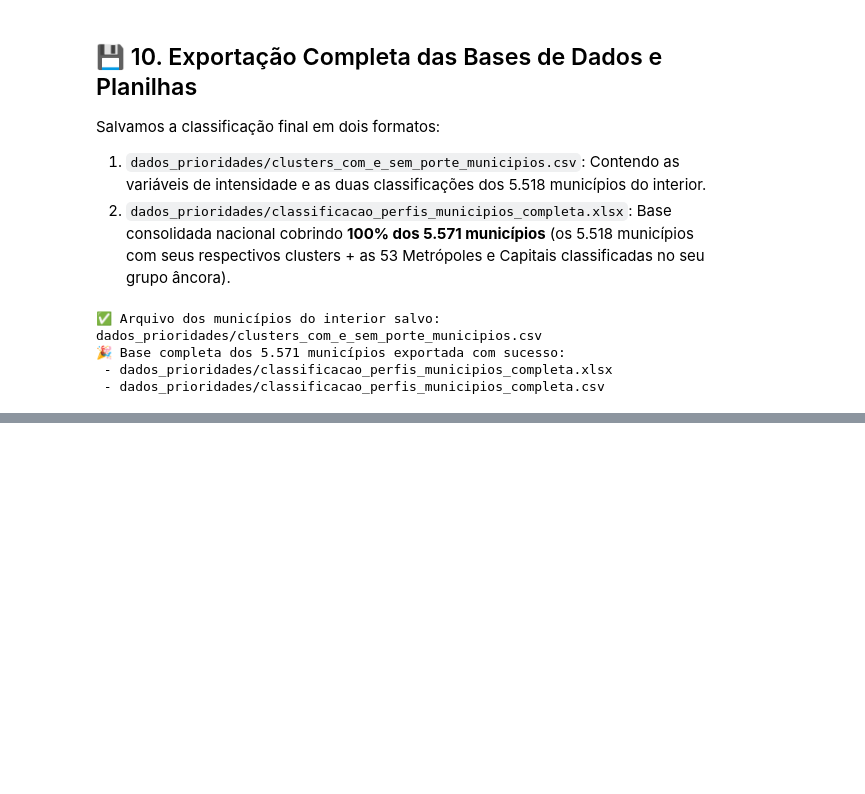
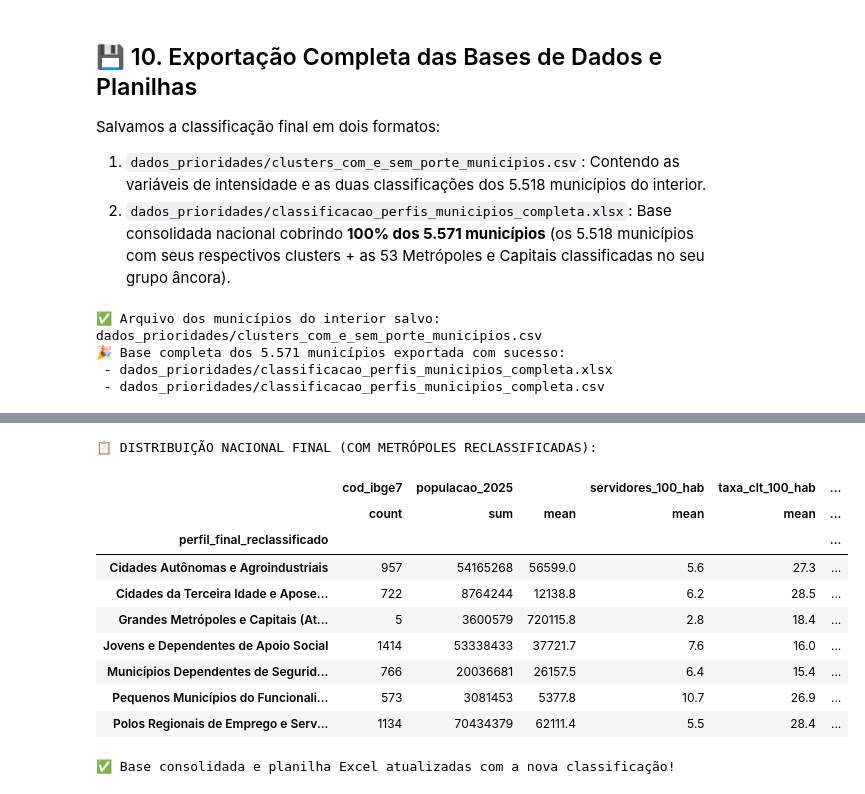
Before and after one commit to hianaracamilla/trad_x_municipio, a Jupyter notebook: analise_clusters_perfis_municipios.ipynb, the cells around one changed output, grey strips where cells are left out. Drawn from its saved outputs; the diff is of its cells as text; code cells hidden in the pictures; blank space fills up the shorter version.

```diff
--- a/analise_clusters_perfis_municipios.ipynb
+++ b/analise_clusters_perfis_municipios.ipynb
@@ -545,0 +605,40 @@ print(f" - {out_csv_completo}")
+# %%
+# Incorporação da Reclassificação na Base Consolidada de 5.571 Municípios
+dict_reclass_metr = dict(zip(df_metr_proj['cod_ibge7'], df_metr_proj['perfil_reclassificado']))
+
+df_brasil_5571['perfil_final_reclassificado'] = df_brasil_5571['cod_ibge7'].map(dict_reclass_metr).fillna(df_brasil_5571['nome_perfil_socioeconomico'])
+
+# Resumo Final Nacional após a Reclassificação
+resumo_final_reclass = df_brasil_5571.groupby('perfil_final_reclassificado').agg({
+    'cod_ibge7': 'count',
+    'populacao_2025': ['sum', 'mean'],
+    'servidores_100_hab': 'mean',
+    'taxa_clt_100_hab': 'mean',
+    'taxa_mei_100_hab': 'mean',
+    'familias_bf_100_hab': 'mean'
+}).round(1)
+
+print("📋 DISTRIBUIÇÃO NACIONAL FINAL (COM METRÓPOLES RECLASSIFICADAS):")
+display(resumo_final_reclass)
+
+# Atualização da Planilha Excel com a base completa atualizada e as novas abas
+with pd.ExcelWriter(out_xlsx_completo, engine='openpyxl', mode='a', if_sheet_exists='replace') as writer:
+    df_brasil_5571.to_excel(writer, sheet_name='Todos_Municipios_5571', index=False)
+    df_metr_proj[['cod_ibge7', 'municipio', 'uf', 'populacao_2025', 'cluster_proximo_nome', 'distancia_centroide', 'perfil_reclassificado']].to_excel(writer, sheet_name='Metropoles_Reclassificadas', index=False)
+    resumo_final_reclass.to_excel(writer, sheet_name='Resumo_Pos_Reclassificacao')
+
+df_brasil_5571.to_csv(out_csv_completo, sep=';', index=False)
+print("✅ Base consolidada e planilha Excel atualizadas com a nova classificação!")
+# %% [output]
+📋 DISTRIBUIÇÃO NACIONAL FINAL (COM METRÓPOLES RECLASSIFICADAS):
+|  | cod_ibge7 | populacao_2025 |  | servidores_100_hab | taxa_clt_100_hab | ... |
+|  | count | sum | mean | mean | mean | ... |
+| perfil_final_reclassificado |  |  |  |  |  | ... |
+| Cidades Autônomas e Agroindustriais | 957 | 54165268 | 56599.0 | 5.6 | 27.3 | ... |
+| Cidades da Terceira Idade e Apose... | 722 | 8764244 | 12138.8 | 6.2 | 28.5 | ... |
+| Grandes Metrópoles e Capitais (At... | 5 | 3600579 | 720115.8 | 2.8 | 18.4 | ... |
+| Jovens e Dependentes de Apoio Social | 1414 | 53338433 | 37721.7 | 7.6 | 16.0 | ... |
+| Municípios Dependentes de Segurid... | 766 | 20036681 | 26157.5 | 6.4 | 15.4 | ... |
+| Pequenos Municípios do Funcionali... | 573 | 3081453 | 5377.8 | 10.7 | 26.9 | ... |
+| Polos Regionais de Emprego e Serv... | 1134 | 70434379 | 62111.4 | 5.5 | 28.4 | ... |
+✅ Base consolidada e planilha Excel atualizadas com a nova classificação!
```
Also changed, not shown: parts of 2 cells of this notebook, 6 other files.
